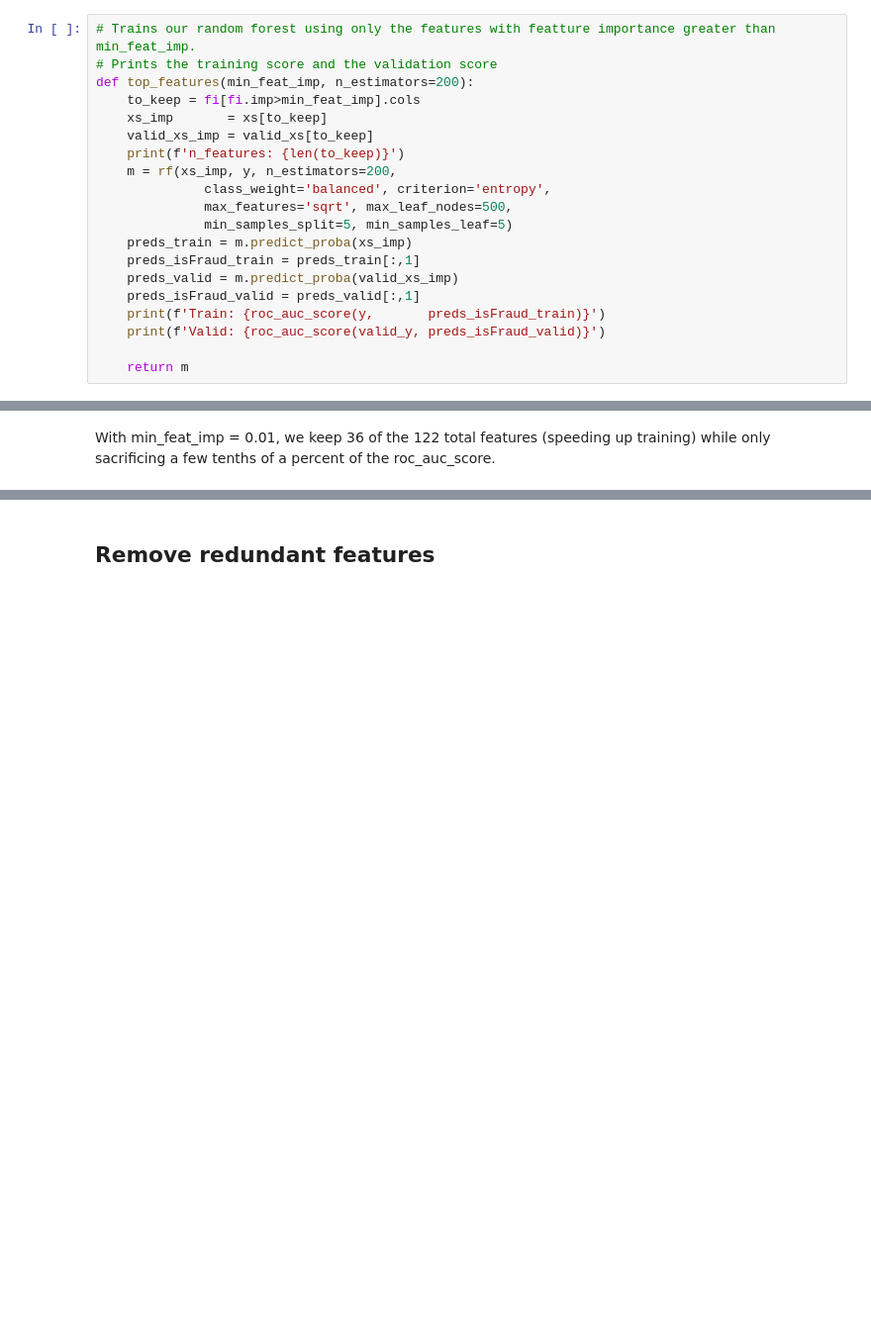
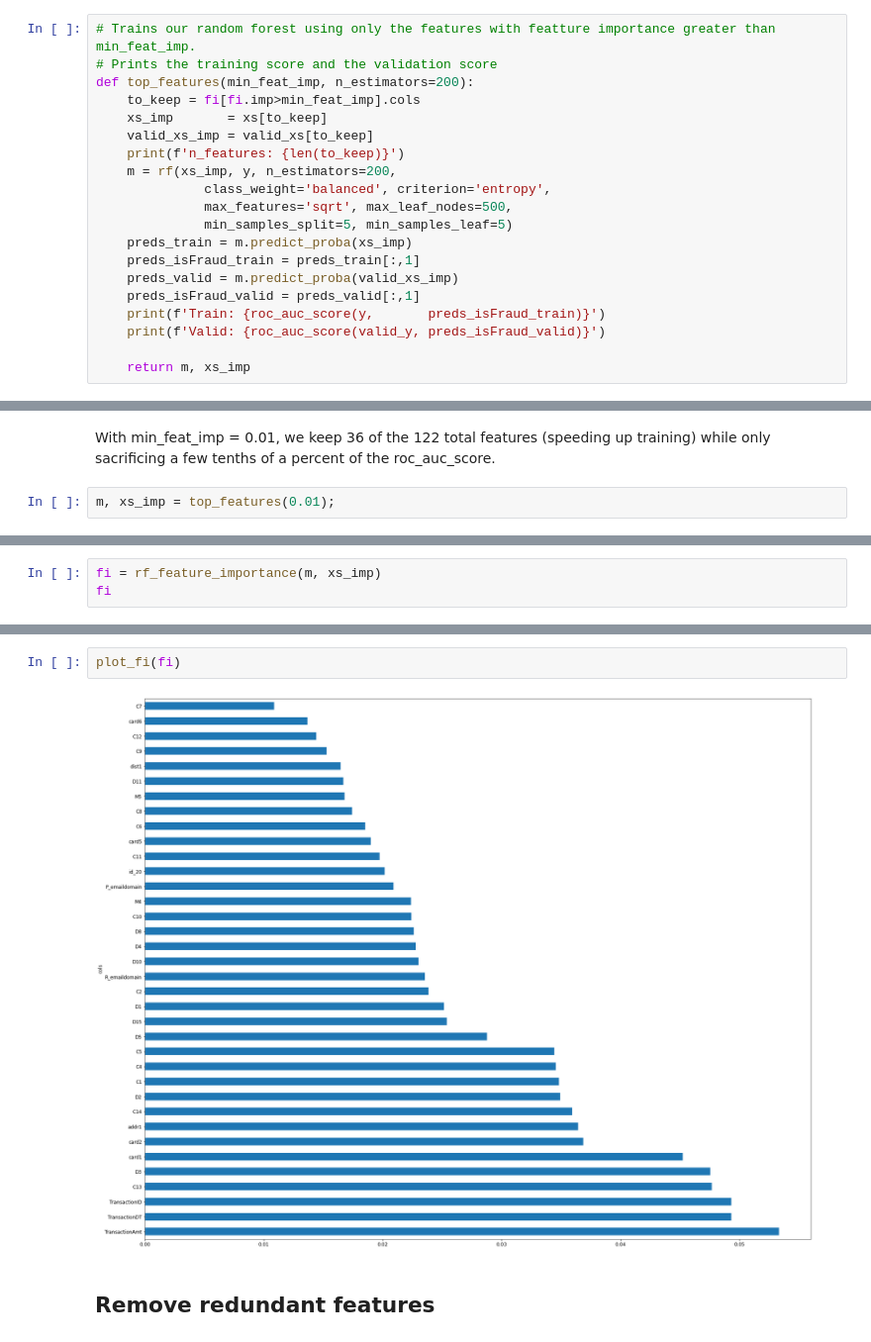
Before and after one commit to BoronII/fraud-detection-pytorch-scikit-fastai, a Jupyter notebook: 02_RF without feature engineering and without V features.ipynb, the cells around one changed output, grey strips where cells are left out. Shown at 99% size. Drawn from its saved outputs; the diff is of its cells as text; blank space fills up the shorter version.

Commit message:
redid feature importance analysis in 02

```diff
--- a/02_RF without feature engineering and without V features.ipynb
+++ b/02_RF without feature engineering and without V features.ipynb
@@ -778,5 +778,5 @@ def top_features(min_feat_imp, n_estimators=200):
     print(f'Train: {roc_auc_score(y,       preds_isFraud_train)}')
     print(f'Valid: {roc_auc_score(valid_y, preds_isFraud_valid)}')
 
-    return m
+    return m, xs_imp
 # %%
@@ -872,2 +861,4 @@ Valid: 0.8910672365015349
 # %% [markdown]
 With min_feat_imp = 0.01, we keep 36 of the 122 total features (speeding up training) while only sacrificing a few tenths of a percent of the roc_auc_score.
+# %%
+m, xs_imp = top_features(0.01);
@@ -873,0 +869,3 @@ With min_feat_imp = 0.01, we keep 36 of the 122 total features (speeding up trai
+# %%
+fi = rf_feature_importance(m, xs_imp)
+fi
@@ -874,3 +892,7 @@ With min_feat_imp = 0.01, we keep 36 of the 122 total features (speeding up trai
+# %%
+plot_fi(fi)
+# %% [output]
+[figure, added]
 # %% [markdown]
 ##  Remove redundant features
 # %%
```
Also changed, not shown: parts of 5 cells of this notebook.
